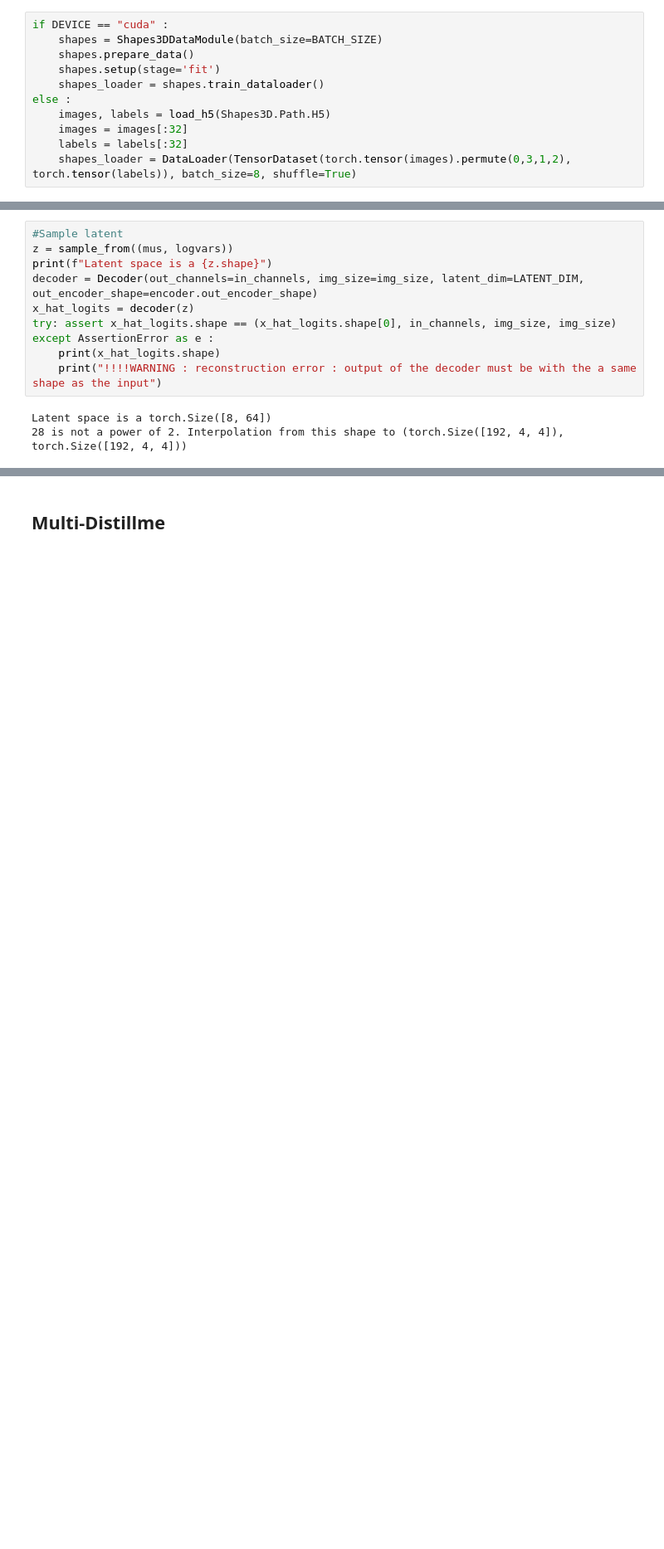
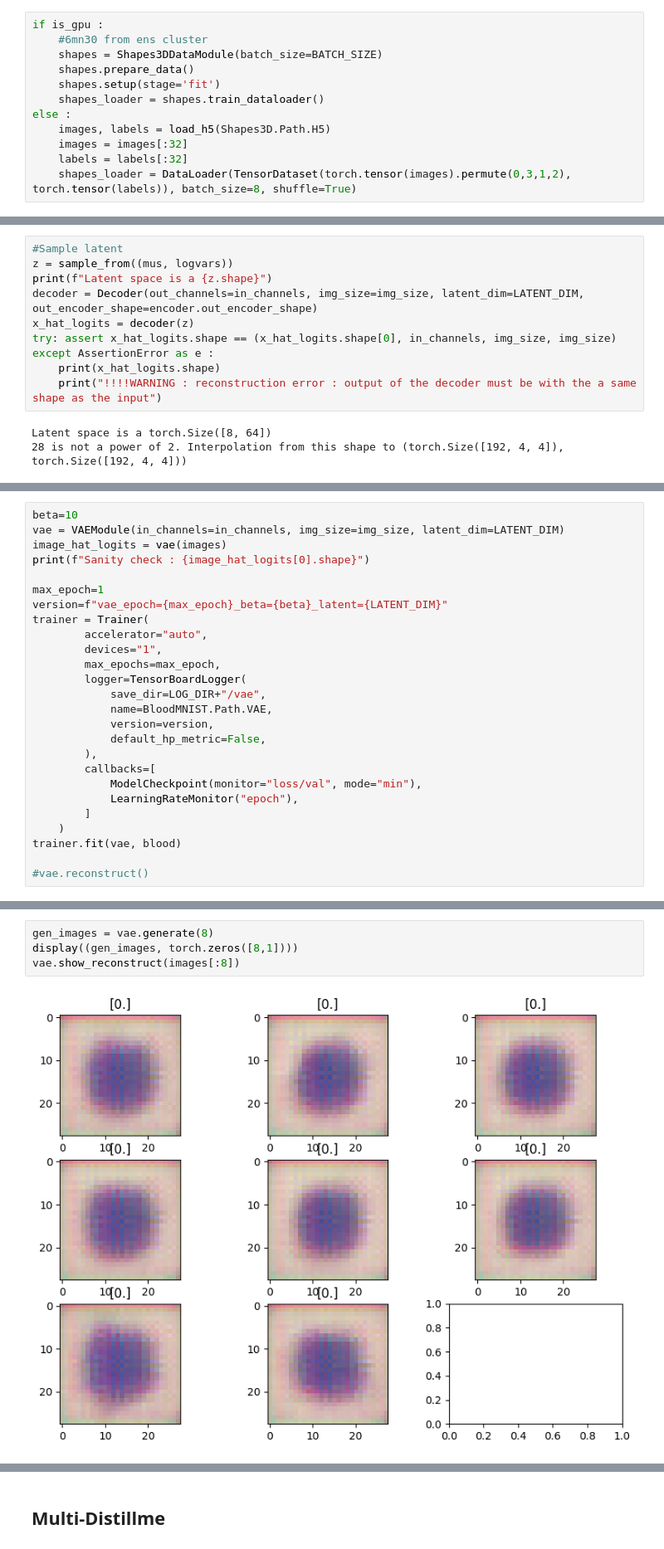
Before and after one commit to alexandremyara/disdiff_adapters, a Jupyter notebook: disdiff_adaptaters/notebook/play_pipeline.ipynb, the cells around one changed output, grey strips where cells are left out. Shown at 83% size. Saved outputs shown, nothing was run; the diff lists cells and outputs as text; blank space fills up the shorter version.

```diff
--- a/disdiff_adaptaters/notebook/play_pipeline.ipynb
+++ b/disdiff_adaptaters/notebook/play_pipeline.ipynb
@@ -38,7 +53,8 @@ device is at cpu
 # %% [markdown]
 ### 3DShapes
 # %%
-if DEVICE == "cuda" :
+if is_gpu :
+    #6mn30 from ens cluster
     shapes = Shapes3DDataModule(batch_size=BATCH_SIZE)
     shapes.prepare_data()
     shapes.setup(stage='fit')
@@ -275,0 +265,26 @@ trainer(vae, blood)
+# %%
+beta=10
+vae = VAEModule(in_channels=in_channels, img_size=img_size, latent_dim=LATENT_DIM)
+image_hat_logits = vae(images)
+print(f"Sanity check : {image_hat_logits[0].shape}")
+
+max_epoch=1
+version=f"vae_epoch={max_epoch}_beta={beta}_latent={LATENT_DIM}"
+trainer = Trainer(
+        accelerator="auto",
+        devices="1",
+        max_epochs=max_epoch,
+        logger=TensorBoardLogger(
+            save_dir=LOG_DIR+"/vae",
+            name=BloodMNIST.Path.VAE,
+            version=version,
+            default_hp_metric=False,
+        ),
+        callbacks=[
+            ModelCheckpoint(monitor="loss/val", mode="min"),
+            LearningRateMonitor("epoch"),
+        ]
+    )
+trainer.fit(vae, blood)
+
+#vae.reconstruct()
@@ -275,0 +326,6 @@ trainer(vae, blood)
+# %%
+gen_images = vae.generate(8)
+display((gen_images, torch.zeros([8,1])))
+vae.show_reconstruct(images[:8])
+# %% [output]
+[figure, added]
```
Also changed, not shown: parts of 41 cells of this notebook, 17 other files.
